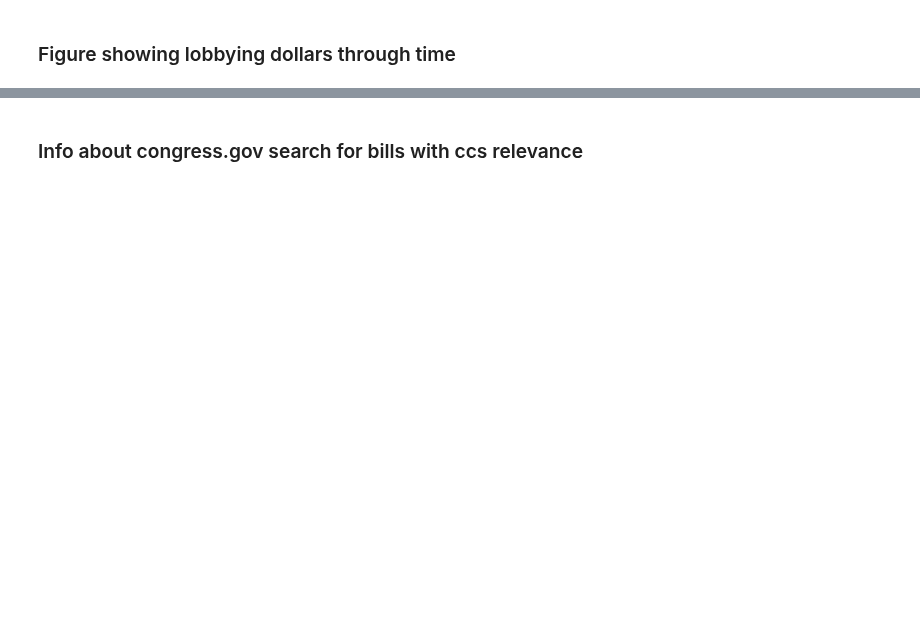
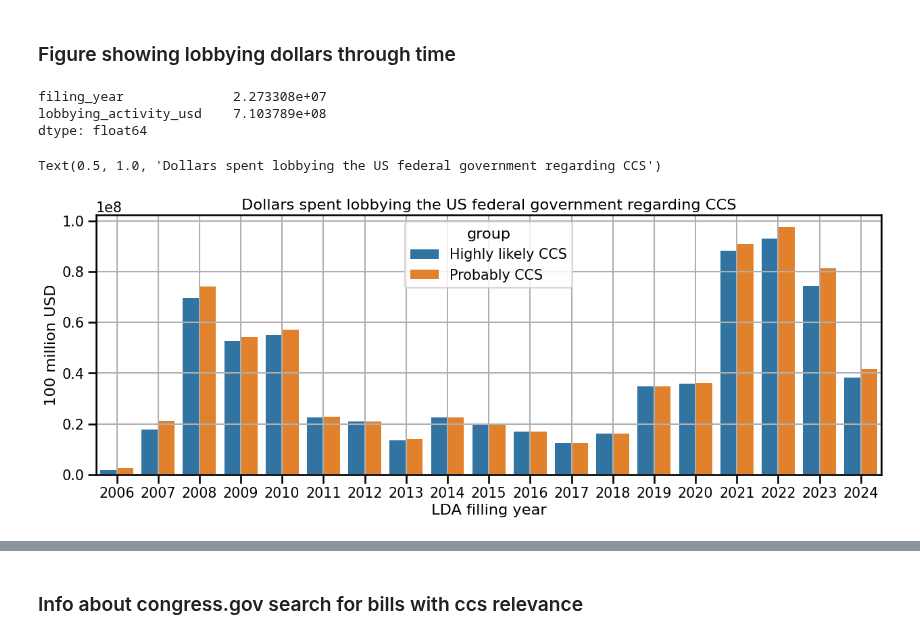
Before and after one commit to lindseygulden/leg-up, a Jupyter notebook: projects/lobbying/lobbying.ipynb, the cells around one changed output, grey strips where cells are left out. Cells and saved outputs as stored; diff of their text form; code cells hidden in the pictures; blank space fills up the shorter version.

```diff
--- a/projects/lobbying/lobbying.ipynb
+++ b/projects/lobbying/lobbying.ipynb
@@ -968,0 +1079,32 @@ cleaned_df[
+# %%
+top_fifty = [
+    "OCCIDENTAL PETROLEUM",
+    "SOUTHERN COMPANY",
+    "EXXON",
+    "AMERICAN CHEMISTRY COUNCIL",
+    "EDISON ELECTRIC INSTITUTE",
+    "SHELL",
+    "BP AMERICA",
+    "AMERICAN ELECTRIC POWER",
+    "DUKE",
+    "AMERICAS POWER",
+    "PEABODY",
+    "CALPINE",
+    "CHEVRON",
+    "AIRLINES FOR AMERICA",
+    "GENERAL ELECTRIC",
+    "PACIFIC GAS AND ELECTRIC",
+]
+fifty_df = cleaned_df.loc[
+    (cleaned_df.client_rename.isin(top_fifty)) & (cleaned_df.very_likely_ccs == 1)
+]
+cleaned_df["top_fifty"] = [
+    "big sixteen" if x in top_fifty else "rest" for x in cleaned_df.client_rename
+]
+entities_df = pd.DataFrame(fifty_df[entities].sum(), columns=["n_contacts"])
+entities_df.sort_values(by="n_contacts", ascending=False, inplace=True)
+# entities_df = entities_df.loc[entities_df.n_contacts > 0]
+# for i, row in entities_df.iterrows():
+#    if isinstance(row["n_contacts"], str):
+#        print(row["n_contacts"])
+entities_df.iloc[2:, :].sum()
@@ -1237,43 +1378,50 @@ cleaned_df[["client_rename", "lobbying_activity_usd"]].loc[
 # %% [markdown]
 ### Figure showing lobbying dollars through time
 # %%
-df[["filing_year", "lobbyist_apportioned_usd"]].loc[(df.likely_ccs == 1)].sum()
+df[["filing_year", "lobbying_activity_usd"]].loc[(df.very_likely_ccs == 1)].sum()
+# %% [output]
+filing_year              2.273308e+07
+lobbying_activity_usd    7.103789e+08
+dtype: float64
 # %%
 # combined data to plot
 sns.set_context("talk", font_scale=0.9)
 tmp_likely_df = (
-    cleaned_df[["filing_year", "lobbyist_apportioned_usd"]]
+    cleaned_df[["filing_year", "lobbying_activity_usd"]]
     .loc[(cleaned_df.likely_ccs == 1)]
     .groupby(["filing_year"])
     .sum()
-    .sort_values(by="lobbyist_apportioned_usd", ascending=False)
+    .sort_values(by="lobbying_activity_usd", ascending=False)
     .reset_index()
 ).copy(deep=True)
 tmp_likely_df["group"] = "Probably CCS"
 tmp_def_df = (
-    cleaned_df[["filing_year", "lobbyist_apportioned_usd"]]
+    cleaned_df[["filing_year", "lobbying_activity_usd"]]
     .loc[(cleaned_df.very_likely_ccs == 1)]
     .groupby(["filing_year"])
     .sum()
-    .sort_values(by="lobbyist_apportioned_usd", ascending=False)
+    .sort_values(by="lobbying_activity_usd", ascending=False)
     .reset_index()
 ).copy(deep=True)
 tmp_def_df["group"] = "Highly likely CCS"
 plot_df = pd.concat([tmp_def_df, tmp_likely_df])
 
 # plot figure
 fig, ax = plt.subplots(1, 1, figsize=(15, 5))
 
 sns.barplot(
-    data=plot_df, ax=ax, x="filing_year", y="lobbyist_apportioned_usd", hue="group"
+    data=plot_df, ax=ax, x="filing_year", y="lobbying_activity_usd", hue="group"
 )
 ax.set_xlim([4.5, 23.5])
 ax.grid()
 ax.set_ylabel("100 million USD")
 ax.set_xlabel("LDA filling year")
 ax.set_title(
     "Dollars spent lobbying the US federal government regarding CCS",
 )
+# %% [output]
+Text(0.5, 1.0, 'Dollars spent lobbying the US federal government regarding CCS')
+[figure, added]
 # %%
 # combined data to plot
 sns.set_context("talk", font_scale=0.9)
```
Also changed, not shown: parts of 50 cells of this notebook, 3 other files.
